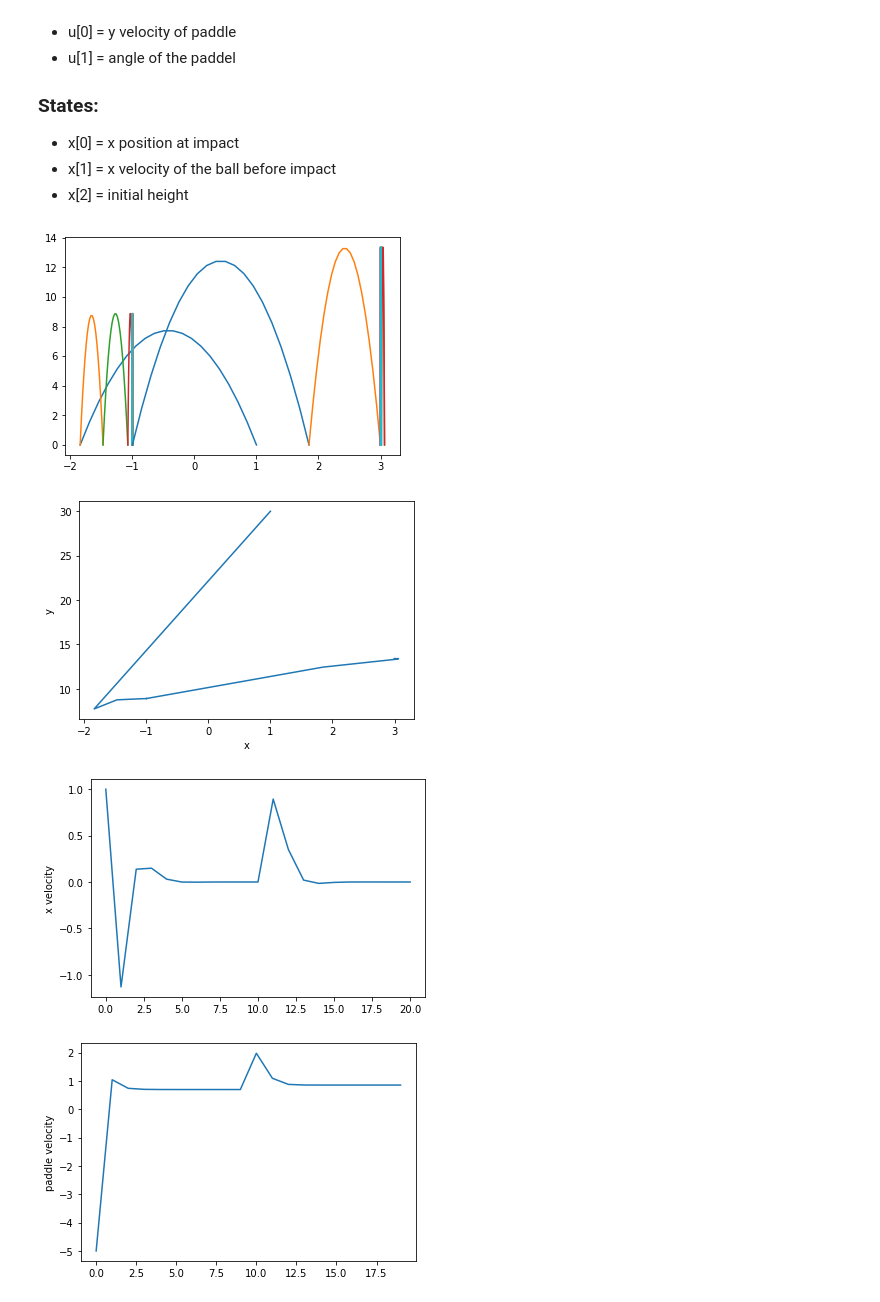
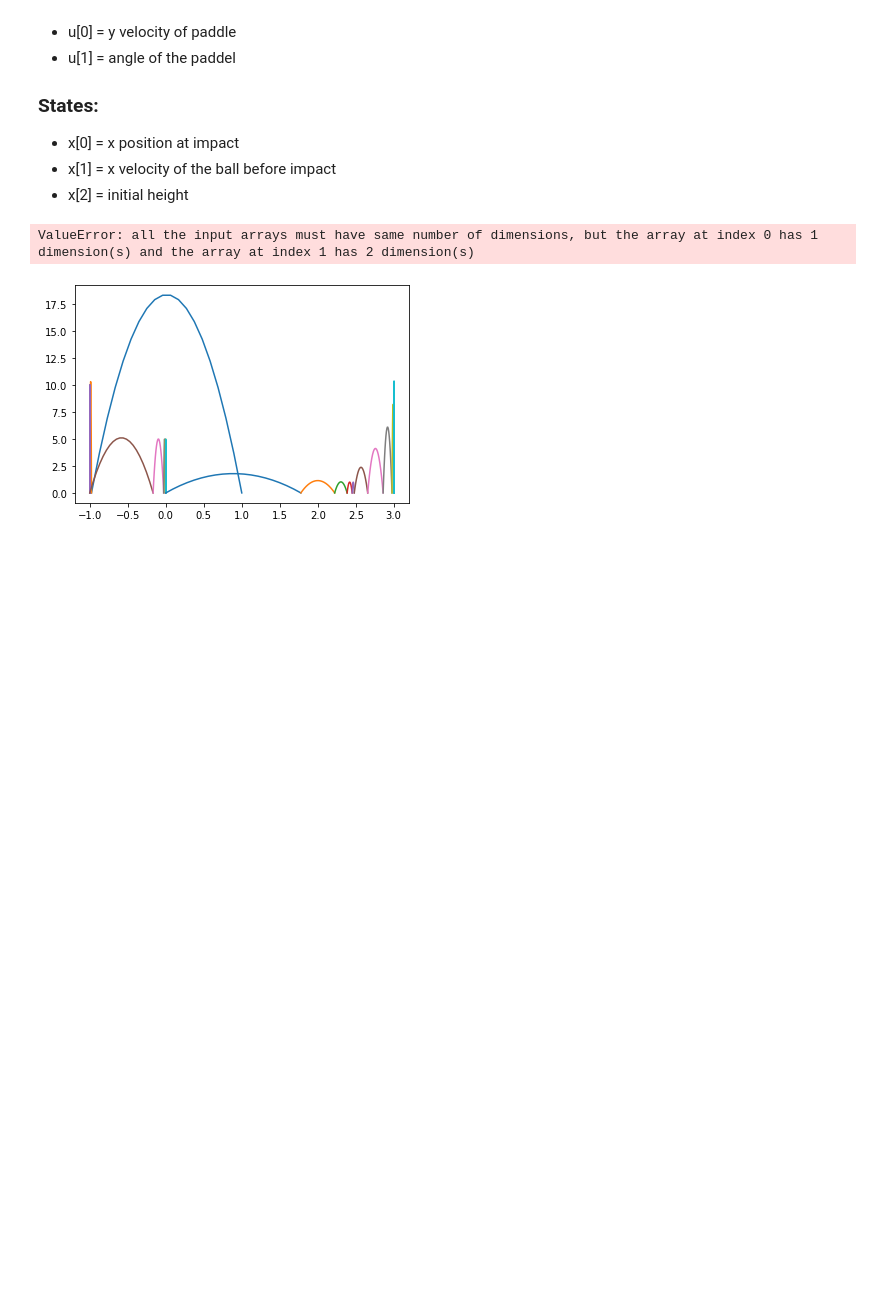
Before and after one commit to MichaelnnC/C231A_project, a Jupyter notebook: Ball_Sim_MPC.ipynb, the cells around one changed output. Saved outputs shown, nothing was run; the diff lists cells and outputs as text; code cells hidden in the pictures; blank space fills up the shorter version.

```diff
--- a/Ball_Sim_MPC.ipynb
+++ b/Ball_Sim_MPC.ipynb
@@ -234,7 +235,7 @@ def solve_cftoc(A, B, P, Q, R, N, x0, xB, uB, x_eq, u_eq, bf=0, Af=[]):
             for i in model.uidx:
                 for j in model.uidx:
                     if t < model.N:
-                        costU += (model.u[i, t]-u_eq[i]) * model.R[i, j] * (model.u[j, t]-u_eq[i])
+                        costU += (model.u[i, t]-u_eq[i]) * model.R[i, j] * (model.u[j, t]-u_eq[j])
         for i in model.xidx:
             for j in model.xidx:
                 costTerminal += (model.x[i, model.N]-x_eq[i]) * model.P[i,j] * (model.x[j, model.N]-x_eq[j])
@@ -256,11 +257,19 @@ def solve_cftoc(A, B, P, Q, R, N, x0, xB, uB, x_eq, u_eq, bf=0, Af=[]):
                                            + model.u[0,i]*(e*(pyo.cos(model.u[1,i])**2) - pyo.sin(model.u[1,i])**2 + 1)
                                            + model.x[1,0]*(pyo.cos(model.u[1,i])*pyo.sin(model.u[1,i]) + e*pyo.cos(model.u[1,i])*pyo.sin(model.u[1,i])))
 
-    def equality_const_rule(model, i, t):
-        return model.x[i, t+1] - (sum(model.A[i, j] * model.x[j, t] for j in model.xidx)
-                               +  sum(model.B[i, j] * model.u[j, t] for j in model.uidx) ) == 0.0 if t < model.N else pyo.Constraint.Skip
+    # calculating the next state based on post impact velocity
+    # this is based off of assumption of no air drag
+    model.state1_evol = pyo.Constraint(model.tidx, rule=lambda model, i: model.x[0, i + 1] == model.x[0, i] + 2*model.vb_post[0, i]*model.vb_post[1, i]/g
+                                             if i <= N - 1 else pyo.Constraint.Skip)
+    model.state2_evol = pyo.Constraint(model.tidx, rule=lambda model, i: model.x[1, i + 1] == model.vb_post[0, i]
+                                             if i <= N - 1 else pyo.Constraint.Skip)
+    model.state3_evol = pyo.Constraint(model.tidx, rule=lambda model, i: model.x[2, i + 1] == 0.5*(model.vb_post[1, i]**2)/g
+                                             if i <= N - 1 else pyo.Constraint.Skip)
+#     def equality_const_rule(model, i, t):
+#         return model.x[i, t+1] - (sum(model.A[i, j] * model.x[j, t] for j in model.xidx)
+#                                +  sum(model.B[i, j] * model.u[j, t] for j in model.uidx) ) == 0.0 if t < model.N else pyo.Constraint.Skip
 
-    model.equality_constraints = pyo.Constraint(model.xidx, model.tidx, rule=equality_const_rule)
+#     model.equality_constraints = pyo.Constraint(model.xidx, model.tidx, rule=equality_const_rule)
 
     # State Constraints
     model.state1_cons = pyo.Constraint(model.tidx, rule=lambda model, t: pyo.inequality(-abs(xB[0]), model.x[0, t], abs(xB[0]))
@@ -300,7 +309,7 @@ def solve_cftoc(A, B, P, Q, R, N, x0, xB, uB, x_eq, u_eq, bf=0, Af=[]):
     return [model, feas, xOpt, uOpt, JOpt, y_vel]
 # %%
 # Initial Parameter set up
-N = 10
+N = 4
 g = 9.81 # gravitational acceleration, g/s^2
 m = 2.7/1000 # ball mass, kg
 e = 0.9 # coeff of restitution
@@ -309,9 +318,9 @@ nu = 2
 # desired height
 yd = 10
 # x0 = [x position ball at impact, x velocity of the ball before impact, inital height]
-x0 = np.array([1, 1, 30])
+x0 = np.array([1, 0, 30])
 
-Q = np.eye(nx)
+Q = 10*np.eye(nx)
 R = np.eye(nu)
 P = Q
 
@@ -319,7 +328,7 @@ P = Q
 xB = np.array([5, 2, 33])
 
 # input upper bounds
-uB = np.array([5, 3.14/2])
+uB = np.array([1.5, np.pi/6])
 
 # constraint set represented as poolyhedra
 X = pt.Polytope(np.array([[1.0, 0, 0],
@@ -350,10 +359,20 @@ M = 20 # simulation time
 xOpt = np.zeros((nx, M+1))
 uOpt = np.zeros((nu, M))
 xd_set = np.zeros((nx, M+1))
+z0 = np.array([1, x0[2], 0, 0])
+sol = solve_ivp(ball_ode, (0, 100), z0, events=ball_bounce, dense_output=True)
+sim_t = np.linspace(0, sol.t_events[0][0], 20)
+z = sol.sol(sim_t)
+ball_traj = z[0:2,:]
+time = sim_t
 
 for i in range(M + 1):
-    if i < 10:
+    if i < 5:
         xd_set[:,i] = np.array([-1, 0, 10])
+    elif i < 10:
+        xd_set[:,i] = np.array([0, 0, 5])
+    elif i < 15:
+        xd_set[:,i] = np.array([2.5, 0, 1])
     else:
         xd_set[:,i] = np.array([3, 0, 15])
 
@@ -366,7 +385,7 @@ for t in range(M):
     xd = xd_set[:, t]
     x_eq, u_eq = calc_eq(xd)
     A, B = linearize(x_eq, u_eq)
-    Af, bf = terminal_cons(A, B, Q, R, X, U)
+    Af, bf, P_inf = terminal_cons(A, B, Q, R, X, U)
 
     [model, feas[t], x, u, J, y_vel] = solve_cftoc(A, B, P_inf, Q, R, N, xOpt[:, t], xB, uB, x_eq, u_eq, bf, Af)
     if not feas[t]:
@@ -384,34 +403,35 @@ for t in range(M):
     z0 = np.array([xk[0], 0, vb_post[0], vb_post[1]])
     sol = solve_ivp(ball_ode, (0, 100), z0, events=ball_bounce, dense_output=True)
     sim_t = np.linspace(0, sol.t_events[0][0], 20)
     z = sol.sol(sim_t)
+    ball_traj = np.concatenate((ball_traj, z[0:2,:]), axis=1)
+    time = np.concatenate((time, sim_t + time[-1]), axis=0)
     plt.plot(z[0], z[1])
     zf = z[:,-1]
     xOpt[:, t+1] = np.array([zf[0], zf[2], (0.5*zf[3]**2)/g])
     uOpt[:, t] = uk
 
     y_vel_prior.append(y_vel[0])
 
+pd.DataFrame(np.concatenate((time.reshape(1, len(time)), ball_traj), axis=0)).to_csv("ball_traj.csv")
 plt.show()
 plt.figure()
 plt.plot(xOpt[0, :], xOpt[2, :])
 plt.xlabel('x')
 plt.ylabel('y')
 plt.figure()
 plt.plot(xOpt[1, :])
 plt.ylabel('x velocity')
 plt.figure()
 plt.plot(uOpt[0, :])
 plt.ylabel('paddle velocity')
 plt.figure()
 plt.plot(uOpt[1, :])
 plt.ylabel('paddle angle')
 plt.figure()
 plt.plot(y_vel_prior)
 plt.ylabel('y velocity prior impact')
 plt.show()
 # %% [output]
+ValueError: all the input arrays must have same number of dimensions, but the array at index 0 has 1 dimension(s) and the array at index 1 has 2 dimension(s)
-[figure, old version]
+[figure, new version]
-[figure, removed]
-[figure, removed]
-[figure, removed]
```
Also changed, not shown: parts of 4 cells of this notebook, 1 other file.
